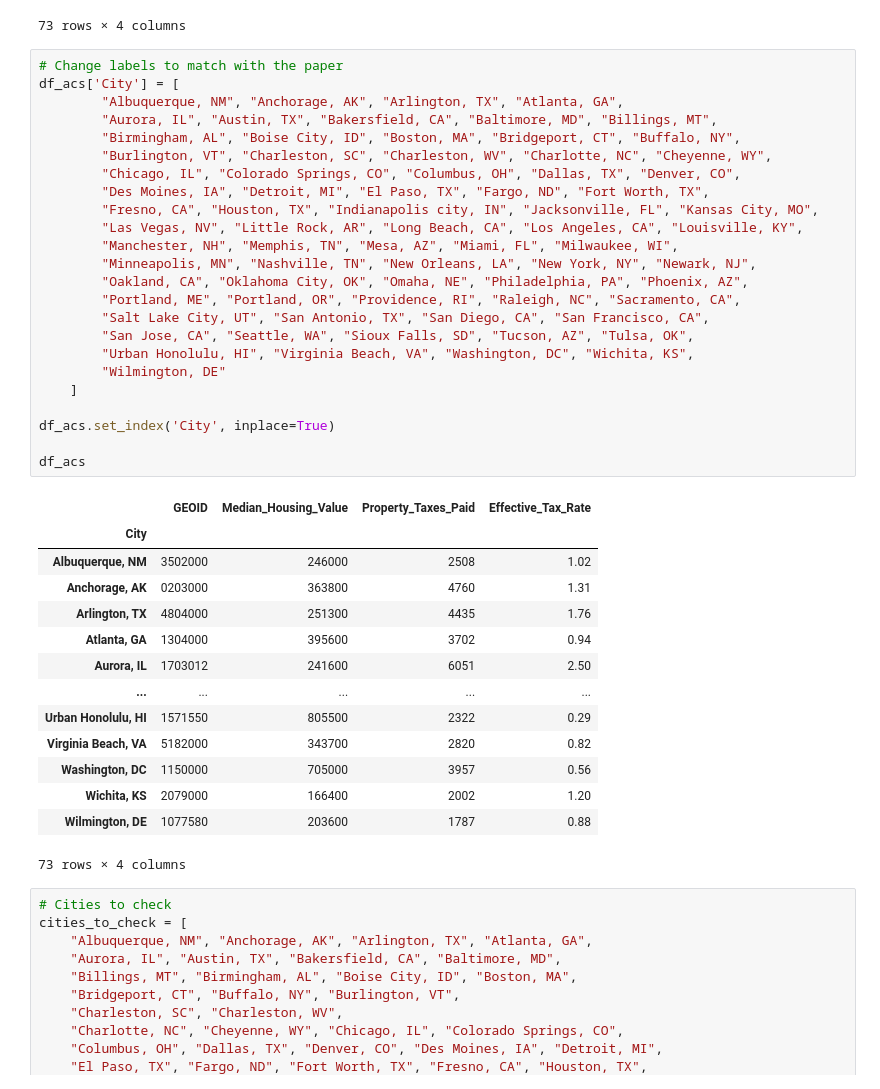
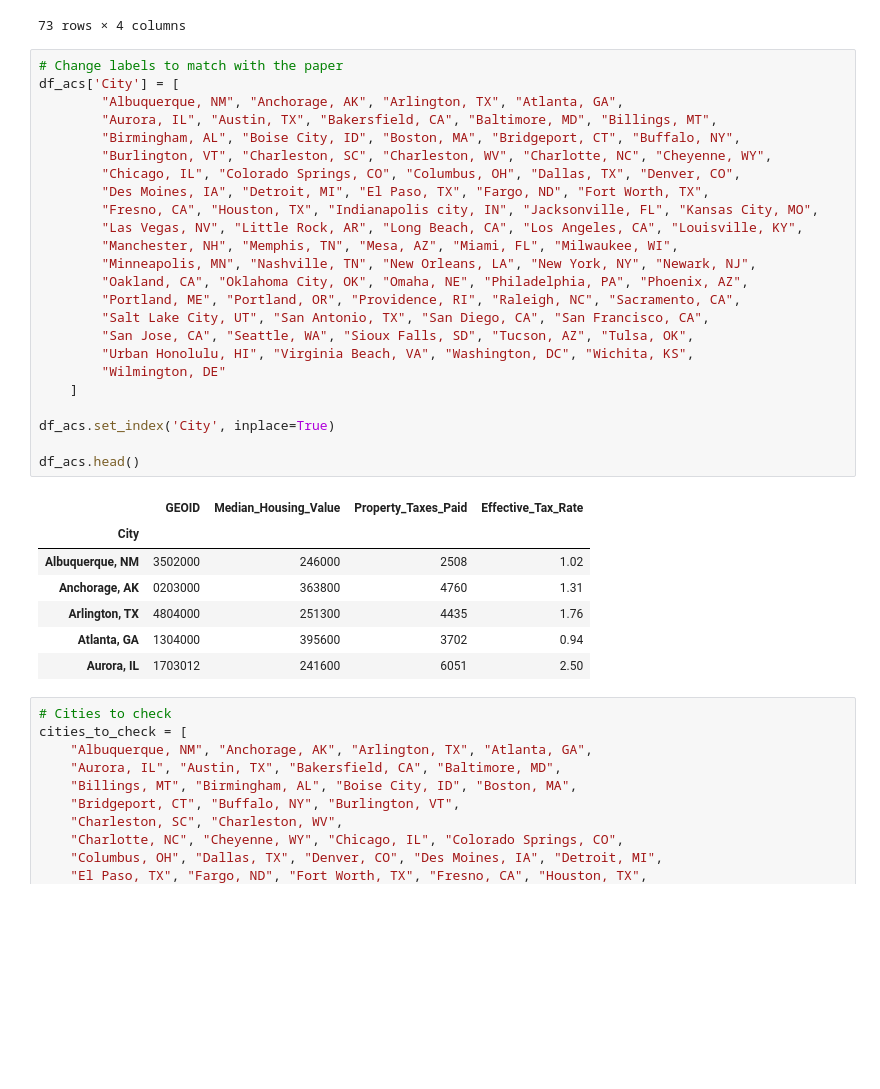
Before and after one commit to Howard-Cheng/dejure-defacto-taxrates, a Jupyter notebook: ACS.ipynb, the cells around one changed output. Drawn from its saved outputs; the diff is of its cells as text; blank space fills up the shorter version.

```diff
--- a/ACS.ipynb
+++ b/ACS.ipynb
@@ -144,41 +144,34 @@ df_acs
 # Change labels to match with the paper
 df_acs['City'] = [
         "Albuquerque, NM", "Anchorage, AK", "Arlington, TX", "Atlanta, GA",
         "Aurora, IL", "Austin, TX", "Bakersfield, CA", "Baltimore, MD", "Billings, MT",
         "Birmingham, AL", "Boise City, ID", "Boston, MA", "Bridgeport, CT", "Buffalo, NY",
         "Burlington, VT", "Charleston, SC", "Charleston, WV", "Charlotte, NC", "Cheyenne, WY",
         "Chicago, IL", "Colorado Springs, CO", "Columbus, OH", "Dallas, TX", "Denver, CO",
         "Des Moines, IA", "Detroit, MI", "El Paso, TX", "Fargo, ND", "Fort Worth, TX",
         "Fresno, CA", "Houston, TX", "Indianapolis city, IN", "Jacksonville, FL", "Kansas City, MO",
         "Las Vegas, NV", "Little Rock, AR", "Long Beach, CA", "Los Angeles, CA", "Louisville, KY",
         "Manchester, NH", "Memphis, TN", "Mesa, AZ", "Miami, FL", "Milwaukee, WI",
         "Minneapolis, MN", "Nashville, TN", "New Orleans, LA", "New York, NY", "Newark, NJ",
         "Oakland, CA", "Oklahoma City, OK", "Omaha, NE", "Philadelphia, PA", "Phoenix, AZ",
         "Portland, ME", "Portland, OR", "Providence, RI", "Raleigh, NC", "Sacramento, CA",
         "Salt Lake City, UT", "San Antonio, TX", "San Diego, CA", "San Francisco, CA",
         "San Jose, CA", "Seattle, WA", "Sioux Falls, SD", "Tucson, AZ", "Tulsa, OK",
         "Urban Honolulu, HI", "Virginia Beach, VA", "Washington, DC", "Wichita, KS",
         "Wilmington, DE"
     ]
 
 df_acs.set_index('City', inplace=True)
 
-df_acs
+df_acs.head()
 # %% [output]
 |  | GEOID | Median_Housing_Value | Property_Taxes_Paid | Effective_Tax_Rate |
 | City |  |  |  |  |
 | Albuquerque, NM | 3502000 | 246000 | 2508 | 1.02 |
 | Anchorage, AK | 0203000 | 363800 | 4760 | 1.31 |
 | Arlington, TX | 4804000 | 251300 | 4435 | 1.76 |
 | Atlanta, GA | 1304000 | 395600 | 3702 | 0.94 |
 | Aurora, IL | 1703012 | 241600 | 6051 | 2.50 |
-| ... | ... | ... | ... | ... |
-| Urban Honolulu, HI | 1571550 | 805500 | 2322 | 0.29 |
-| Virginia Beach, VA | 5182000 | 343700 | 2820 | 0.82 |
-| Washington, DC | 1150000 | 705000 | 3957 | 0.56 |
-| Wichita, KS | 2079000 | 166400 | 2002 | 1.20 |
-| Wilmington, DE | 1077580 | 203600 | 1787 | 0.88 |
-73 rows × 4 columns
 # %%
 # Cities to check
 cities_to_check = [
```
